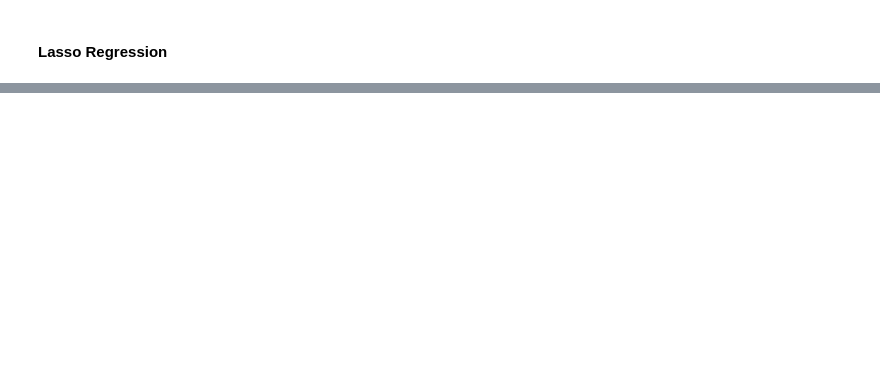
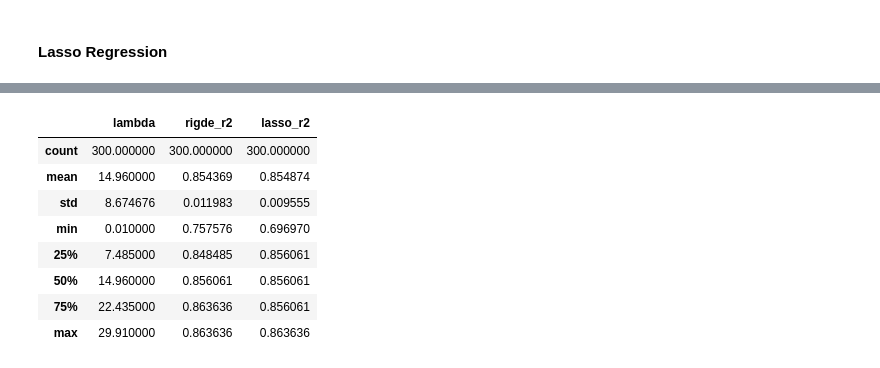
Before and after one commit to PolinaKey/thinkful, a Jupyter notebook: Unit 3, Lesson 3. Challenge.ipynb, the cells around one changed output, grey strips where cells are left out. Cells and saved outputs as stored; diff of their text form; code cells hidden in the pictures; blank space fills up the shorter version.

```diff
--- a/Unit 3, Lesson 3. Challenge.ipynb
+++ b/Unit 3, Lesson 3. Challenge.ipynb
@@ -154,4 +163,21 @@ for lambd in frange(0.0001, 0.3, 0.0005):
     lassBig.fit(X_train, y_train)
     lasso_r2.append(lassBig.score(X_test, y_test))
     lambd_values.append([lambd])
+# %%
+estimates_df = pd.DataFrame(np.column_stack([lambd_values, rigde_r2, lasso_r2]),
+                               columns=['lambda','rigde_r2', 'lasso_r2'])
+# %%
+estimates_df.sort_values(by='lambda', inplace=True, ascending=True)
+# %%
+estimates_df.describe()
+# %% [output]
+|  | lambda | rigde_r2 | lasso_r2 |
+| count | 300.000000 | 300.000000 | 300.000000 |
+| mean | 14.960000 | 0.854369 | 0.854874 |
+| std | 8.674676 | 0.011983 | 0.009555 |
+| min | 0.010000 | 0.757576 | 0.696970 |
+| 25% | 7.485000 | 0.848485 | 0.856061 |
+| 50% | 14.960000 | 0.856061 | 0.856061 |
+| 75% | 22.435000 | 0.863636 | 0.856061 |
+| max | 29.910000 | 0.863636 | 0.863636 |
 # %%
```
Also changed, not shown: parts of 14 cells of this notebook, 13 other files.
